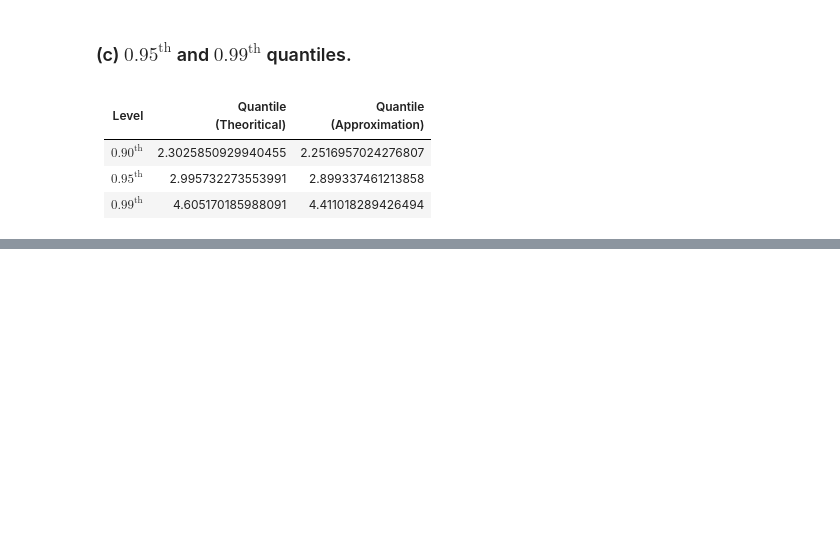
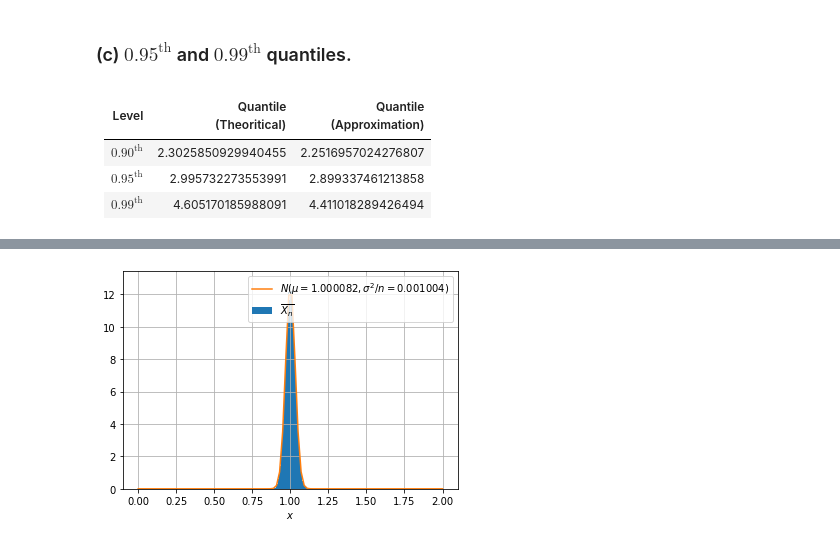
Before and after one commit to indiaki1o/ISI2, a Jupyter notebook: EX3/EX03.ipynb, the cells around one changed output, grey strips where cells are left out. Cells and saved outputs as stored; diff of their text form; code cells hidden in the pictures; blank space fills up the shorter version.

Commit message:
ex3: 4. illustrate approximation from Exponential(beta=1) to Normal(mu,sigma^2/n).

```diff
--- a/EX3/EX03.ipynb
+++ b/EX3/EX03.ipynb
@@ -674,0 +679,38 @@ print(X_99qtile[49,])
+# %%
+m_pop=100000
+n_sample=1000
+X_expon = scipy.stats.expon(loc=0, scale=1)
+X_nm = np.array([X_expon.rvs(size=m_pop) for  n in range(n_sample)])
+# %%
+X_mean = np.mean(X_nm,axis=0)
+X_mu = np.mean(X_mean)
+X_var= np.var(X_mean, ddof=0)
+X_norm = scipy.stats.norm(loc=X_mu, scale=np.sqrt(X_var))
+# %%
+nbins=100
+
+ax_ = plt.subplot(111)
+ax_.hist(X_mean, bins=nbins, density=True,
+         label="$\overline{X_n}$"
+        )
+x_max=max(np.max(X[n,:]),6)
+X_lin = np.linspace(0,2,100)
+ax_.plot(X_lin, X_norm.pdf(X_lin),
+         label="$N(\mu={0:.6f},\sigma^2/n={1:.6f}$)".format(X_norm.mean(), X_norm.var())
+        )
+
+#-----------------------------------------------------------
+ax_.grid(True)
+# ax_.axis('equal')
+ax_.legend(fontsize=24, loc="lower left")
+#     ax_.axes.set_ylabel("Probability")
+# ax_.axes.set_xlim(0,6)
+# ax_.axes.set_ylim(0,1.1)
+ax_.axes.set_xlabel("$x$")
+
+ax_.legend()
+ax_.grid(True)
+
+#-----------------------------------------------------------
+# %% [output]
+[figure, added]
```
Also changed, not shown: parts of 1 cell of this notebook.
